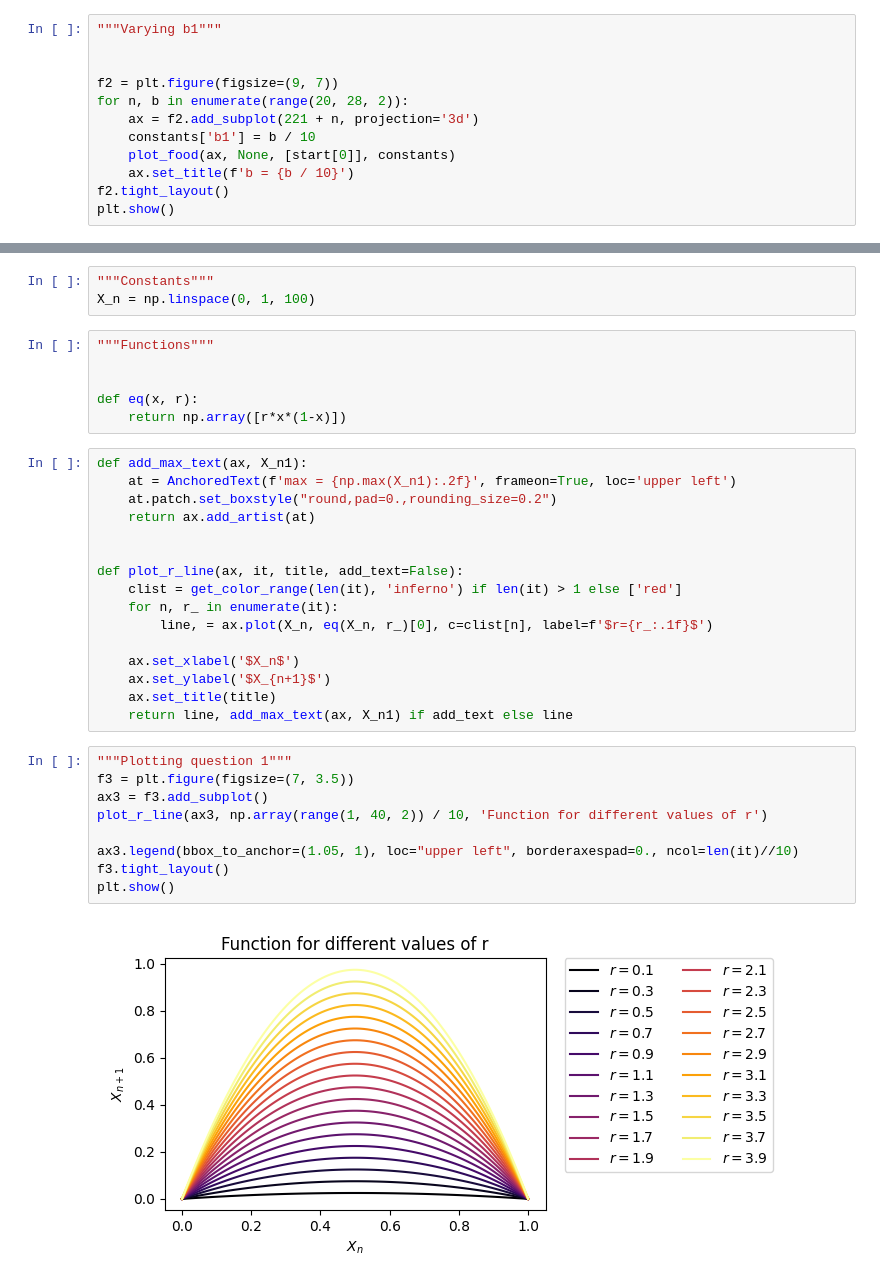
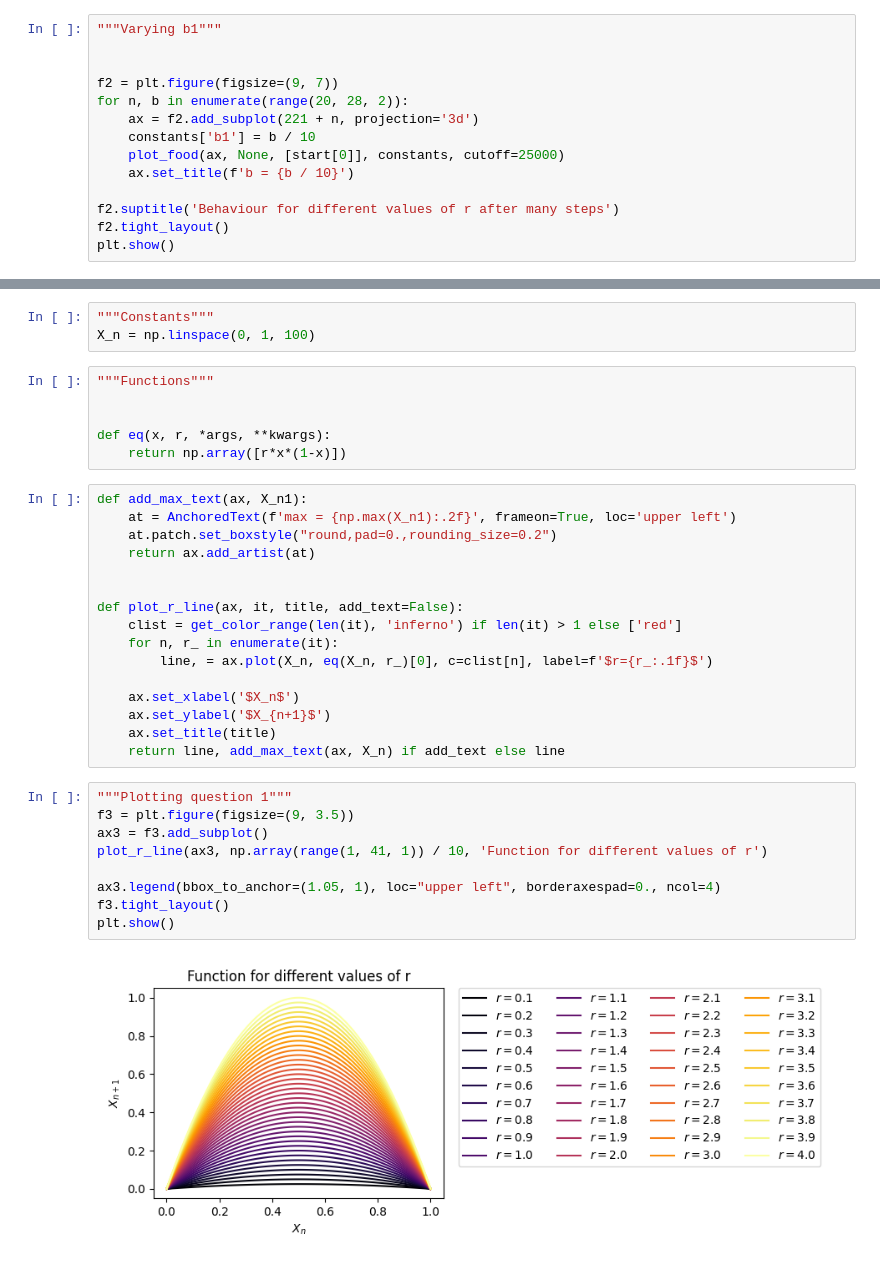
Before and after one commit to viktor40/Introductory-Biophysics, a Jupyter notebook: Exercises set 7.ipynb, the cells around one changed output, grey strips where cells are left out. Drawn from its saved outputs; the diff is of its cells as text.

```diff
--- a/Exercises set 7.ipynb
+++ b/Exercises set 7.ipynb
@@ -130,8 +133,10 @@ f2 = plt.figure(figsize=(9, 7))
 for n, b in enumerate(range(20, 28, 2)):
     ax = f2.add_subplot(221 + n, projection='3d')
     constants['b1'] = b / 10
-    plot_food(ax, None, [start[0]], constants)
+    plot_food(ax, None, [start[0]], constants, cutoff=25000)
     ax.set_title(f'b = {b / 10}')
+
+f2.suptitle('Behaviour for different values of r after many steps')
 f2.tight_layout()
 plt.show()
 # %% [output]
@@ -145,35 +150,35 @@ X_n = np.linspace(0, 1, 100)
 """Functions"""
 
 
-def eq(x, r):
+def eq(x, r, *args, **kwargs):
     return np.array([r*x*(1-x)])
-# %%
-def add_max_text(ax, X_n1):
-    at = AnchoredText(f'max = {np.max(X_n1):.2f}', frameon=True, loc='upper left')
-    at.patch.set_boxstyle("round,pad=0.,rounding_size=0.2")
-    return ax.add_artist(at)
-
-
-def plot_r_line(ax, it, title, add_text=False):
-    clist = get_color_range(len(it), 'inferno') if len(it) > 1 else ['red']
-    for n, r_ in enumerate(it):
-        line, = ax.plot(X_n, eq(X_n, r_)[0], c=clist[n], label=f'$r={r_:.1f}$')
-
-    ax.set_xlabel('$X_n$')
-    ax.set_ylabel('$X_{n+1}$')
-    ax.set_title(title)
-    return line, add_max_text(ax, X_n1) if add_text else line
+# %%
+def add_max_text(ax, X_n1):
+    at = AnchoredText(f'max = {np.max(X_n1):.2f}', frameon=True, loc='upper left')
+    at.patch.set_boxstyle("round,pad=0.,rounding_size=0.2")
+    return ax.add_artist(at)
+
+
+def plot_r_line(ax, it, title, add_text=False):
+    clist = get_color_range(len(it), 'inferno') if len(it) > 1 else ['red']
+    for n, r_ in enumerate(it):
+        line, = ax.plot(X_n, eq(X_n, r_)[0], c=clist[n], label=f'$r={r_:.1f}$')
+
+    ax.set_xlabel('$X_n$')
+    ax.set_ylabel('$X_{n+1}$')
+    ax.set_title(title)
+    return line, add_max_text(ax, X_n) if add_text else line
 # %%
 """Plotting question 1"""
-f3 = plt.figure(figsize=(7, 3.5))
+f3 = plt.figure(figsize=(9, 3.5))
 ax3 = f3.add_subplot()
-plot_r_line(ax3, np.array(range(1, 40, 2)) / 10, 'Function for different values of r')
+plot_r_line(ax3, np.array(range(1, 41, 1)) / 10, 'Function for different values of r')
 
-ax3.legend(bbox_to_anchor=(1.05, 1), loc="upper left", borderaxespad=0., ncol=len(it)//10)
+ax3.legend(bbox_to_anchor=(1.05, 1), loc="upper left", borderaxespad=0., ncol=4)
 f3.tight_layout()
 plt.show()
 # %% [output]
-[figure, old version]
+[figure, new version]
 # %%
 """Plotting question 1 with widgets"""
 f4 = plt.figure(figsize=(5, 3.5))
```
Also changed, not shown: parts of 22 cells of this notebook.
